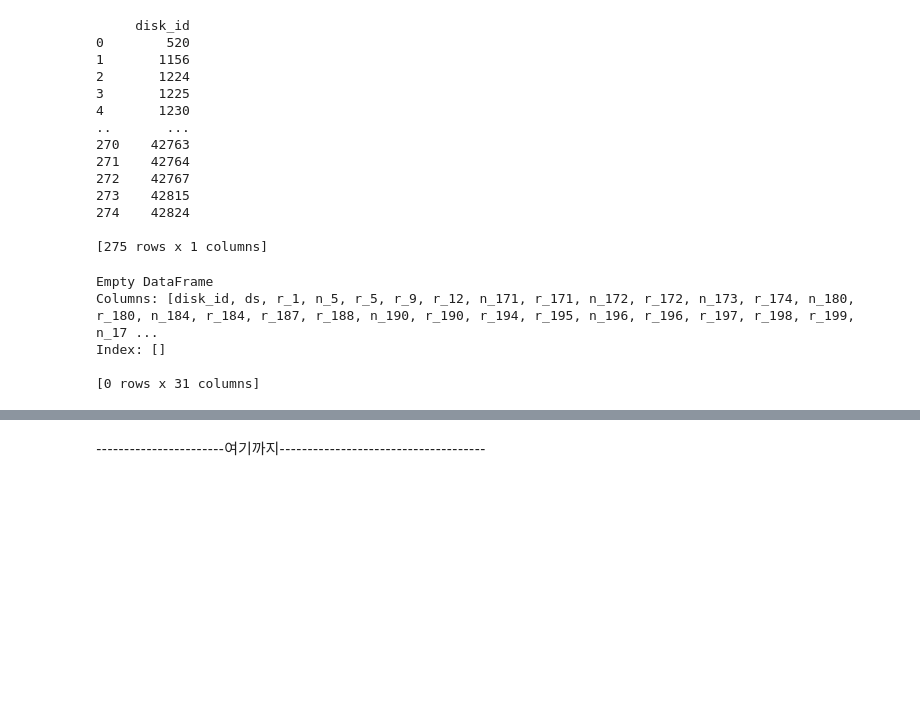
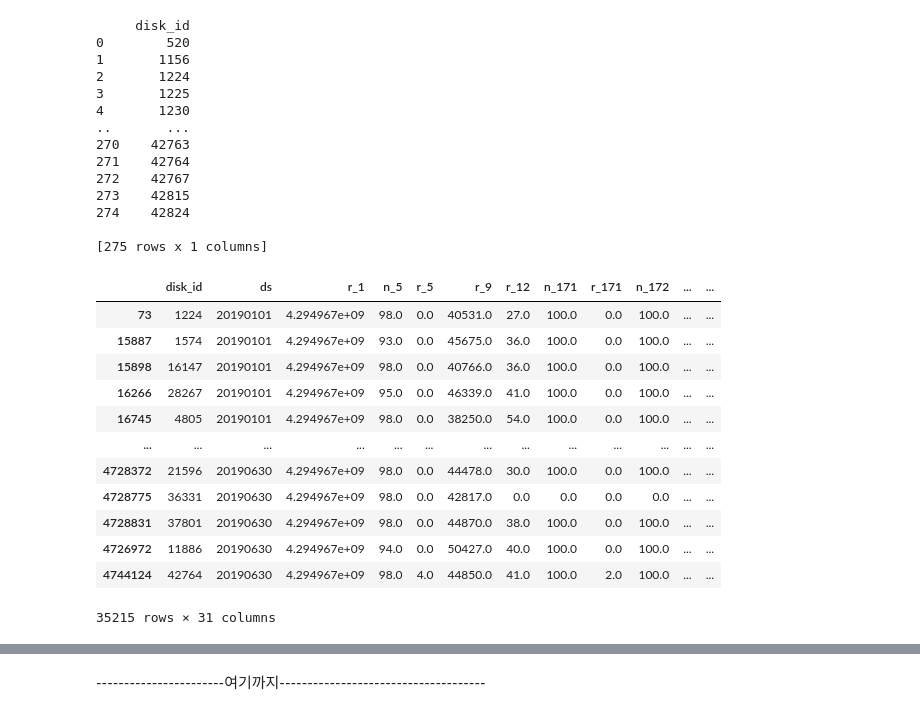
Before and after one commit to passion3659/ssd-failure, a Jupyter notebook: Bongjun.ipynb, the cells around one changed output, grey strips where cells are left out. Saved outputs shown, nothing was run; the diff lists cells and outputs as text; code cells hidden in the pictures; blank space fills up the shorter version.

```diff
--- a/Bongjun.ipynb
+++ b/Bongjun.ipynb
@@ -234,26 +234,26 @@ print(selected_disk_model_1)
 274    42824
 
 [275 rows x 1 columns]
-# %%
-# result_df에 있는 disk_id와 model 조합을 사용합니다.
-selected_disk_model = selected_disk_model_1.values.tolist()
-
-# 결과를 저장할 빈 데이터프레임 생성
-final_df = pd.DataFrame()
-
-# 각 disk_id와 model에 대해 원본 데이터프레임에서 행을 필터링합니다.
-for disk_id in selected_disk_model:
-    filtered_rows = MA1[(MA1['disk_id'] == disk_id)]
-    final_df = pd.concat([final_df, filtered_rows])
-
-# 모델, disk_id, 그리고 날짜 순으로 정렬합니다.
-final_df = final_df.sort_values(by=['disk_id', 'ds'])
-
-# 최종 결과를 출력합니다.
-print(final_df)
-# %% [output]
-Empty DataFrame
-Columns: [disk_id, ds, r_1, n_5, r_5, r_9, r_12, n_171, r_171, n_172, r_172, n_173, r_174, n_180, r_180, n_184, r_184, r_187, r_188, n_190, r_190, r_194, r_195, n_196, r_196, r_197, r_198, r_199, n_17 ...
-Index: []
-
-[0 rows x 31 columns]
+# %%
+# disk_ids 데이터프레임에 있는 disk_id와 일치하는 행을 MA1 데이터프레임에서 불러옴
+selected_label_1 = MA1[MA1['disk_id'].isin(selected_disk_model_1['disk_id'])]
+
+# ds 컬럼에 따라 정렬
+selected_label_1 = selected_label_1.sort_values(by='ds')
+
+# 결과 출력
+selected_label_1
+# %% [output]
+|  | disk_id | ds | r_1 | n_5 | r_5 | r_9 | r_12 | n_171 | r_171 | n_172 | ... | ... |
+| 73 | 1224 | 20190101 | 4.294967e+09 | 98.0 | 0.0 | 40531.0 | 27.0 | 100.0 | 0.0 | 100.0 | ... | ... |
+| 15887 | 1574 | 20190101 | 4.294967e+09 | 93.0 | 0.0 | 45675.0 | 36.0 | 100.0 | 0.0 | 100.0 | ... | ... |
+| 15898 | 16147 | 20190101 | 4.294967e+09 | 98.0 | 0.0 | 40766.0 | 36.0 | 100.0 | 0.0 | 100.0 | ... | ... |
+| 16266 | 28267 | 20190101 | 4.294967e+09 | 95.0 | 0.0 | 46339.0 | 41.0 | 100.0 | 0.0 | 100.0 | ... | ... |
+| 16745 | 4805 | 20190101 | 4.294967e+09 | 98.0 | 0.0 | 38250.0 | 54.0 | 100.0 | 0.0 | 100.0 | ... | ... |
+| ... | ... | ... | ... | ... | ... | ... | ... | ... | ... | ... | ... | ... |
+| 4728372 | 21596 | 20190630 | 4.294967e+09 | 98.0 | 0.0 | 44478.0 | 30.0 | 100.0 | 0.0 | 100.0 | ... | ... |
+| 4728775 | 36331 | 20190630 | 4.294967e+09 | 98.0 | 0.0 | 42817.0 | 0.0 | 0.0 | 0.0 | 0.0 | ... | ... |
+| 4728831 | 37801 | 20190630 | 4.294967e+09 | 98.0 | 0.0 | 44870.0 | 38.0 | 100.0 | 0.0 | 100.0 | ... | ... |
+| 4726972 | 11886 | 20190630 | 4.294967e+09 | 94.0 | 0.0 | 50427.0 | 40.0 | 100.0 | 0.0 | 100.0 | ... | ... |
+| 4744124 | 42764 | 20190630 | 4.294967e+09 | 98.0 | 4.0 | 44850.0 | 41.0 | 100.0 | 2.0 | 100.0 | ... | ... |
+35215 rows × 31 columns
```
Also changed, not shown: parts of 6 cells of this notebook, 1 other file.
